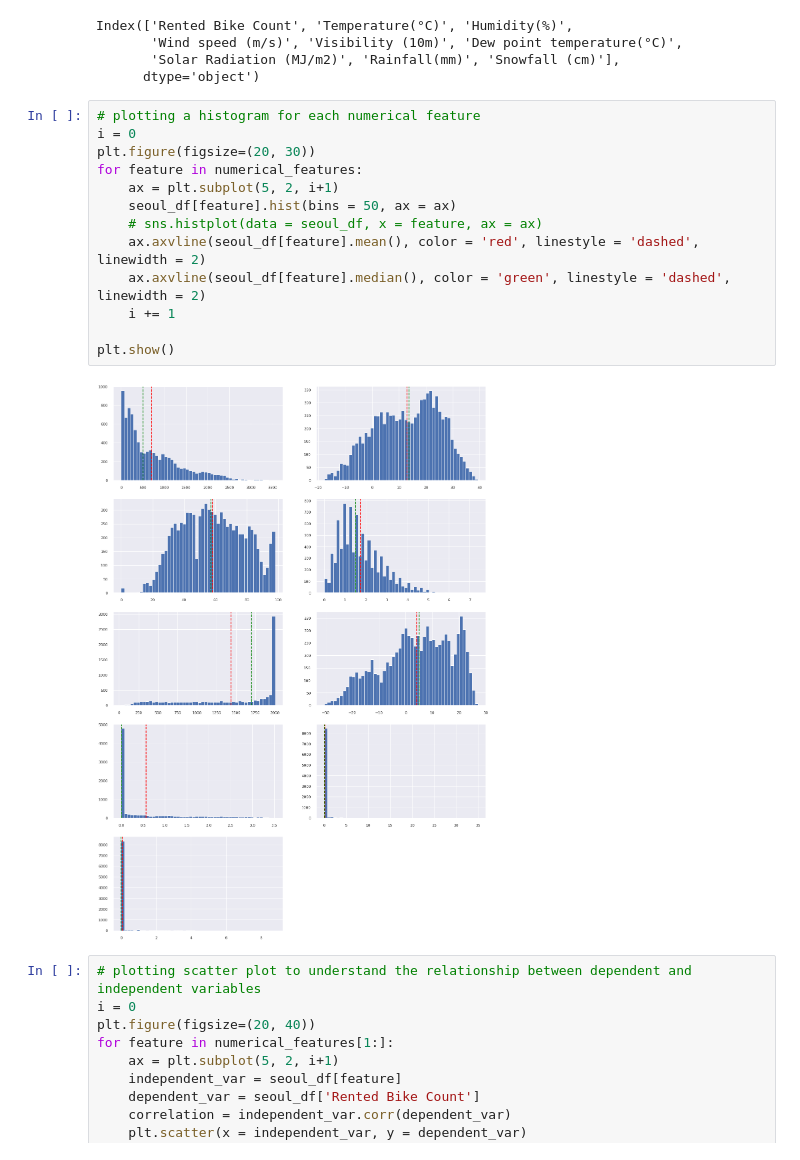
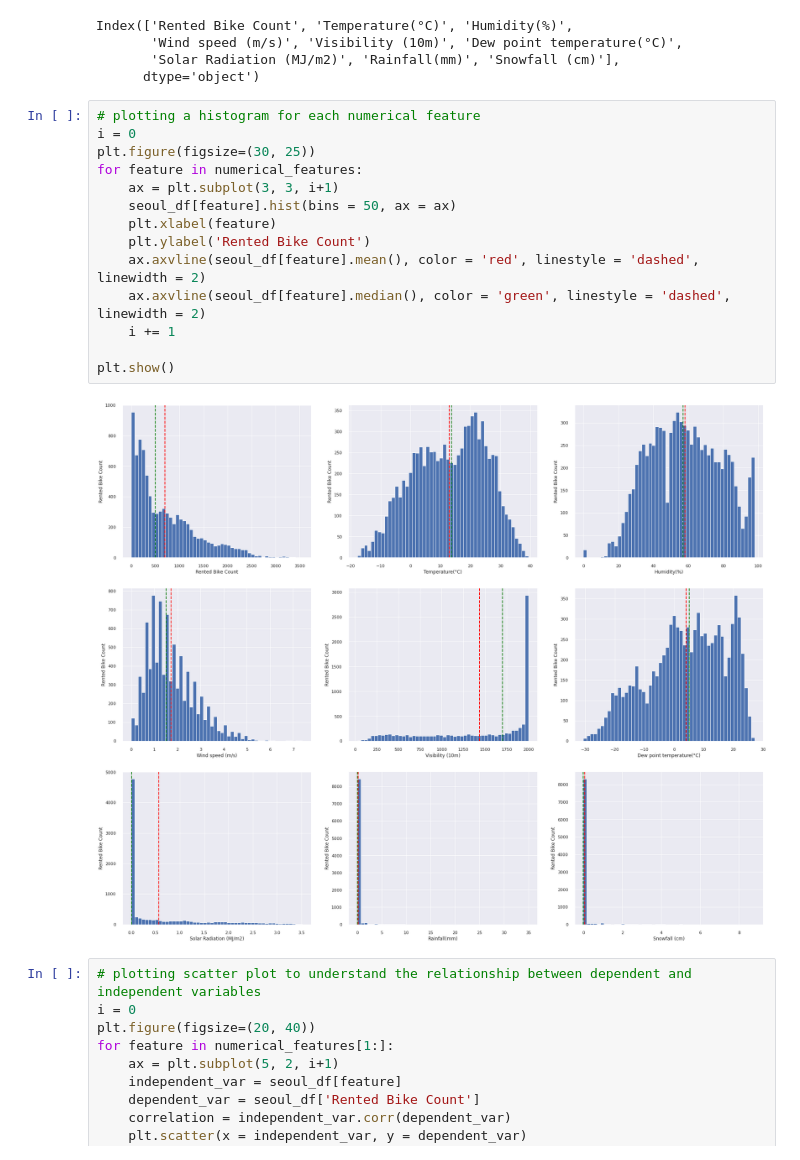
Before and after one commit to codeboy47/Seoul-Bike-Sharing-Demand-Prediction, a Jupyter notebook: Akshit_Singh_Notebook.ipynb, the cells around one changed output. Drawn from its saved outputs; the diff is of its cells as text.

Commit message:
added few changes in the graph

```diff
--- a/Akshit_Singh_Notebook.ipynb
+++ b/Akshit_Singh_Notebook.ipynb
@@ -222,18 +222,19 @@ Index(['Rented Bike Count', 'Temperature(°C)', 'Humidity(%)',
 # %%
 # plotting a histogram for each numerical feature
 i = 0
-plt.figure(figsize=(20, 30))
+plt.figure(figsize=(30, 25))
 for feature in numerical_features:
-    ax = plt.subplot(5, 2, i+1)
+    ax = plt.subplot(3, 3, i+1)
     seoul_df[feature].hist(bins = 50, ax = ax)
-    # sns.histplot(data = seoul_df, x = feature, ax = ax)
+    plt.xlabel(feature)
+    plt.ylabel('Rented Bike Count')
     ax.axvline(seoul_df[feature].mean(), color = 'red', linestyle = 'dashed', linewidth = 2)
     ax.axvline(seoul_df[feature].median(), color = 'green', linestyle = 'dashed', linewidth = 2)
     i += 1
 
 plt.show()
 # %% [output]
-[figure, old version]
+[figure, new version]
 # %%
 # plotting scatter plot to understand the relationship between dependent and independent variables
 i = 0
```
Also changed, not shown: parts of 2 cells of this notebook.
